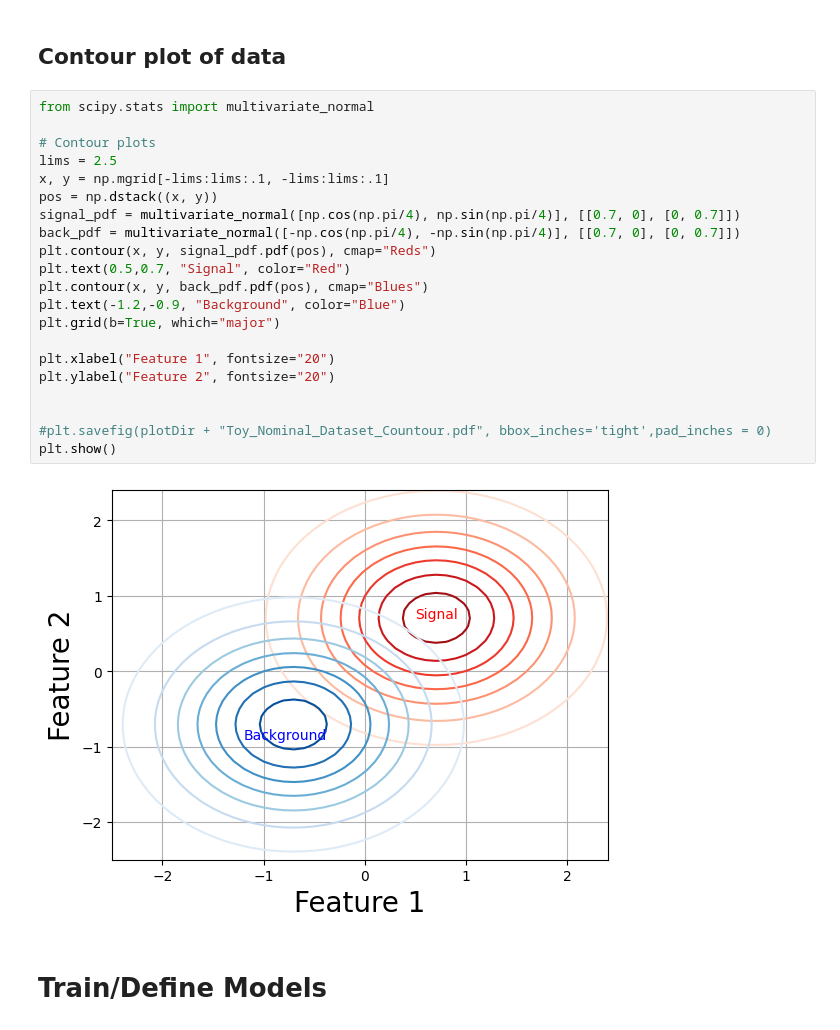
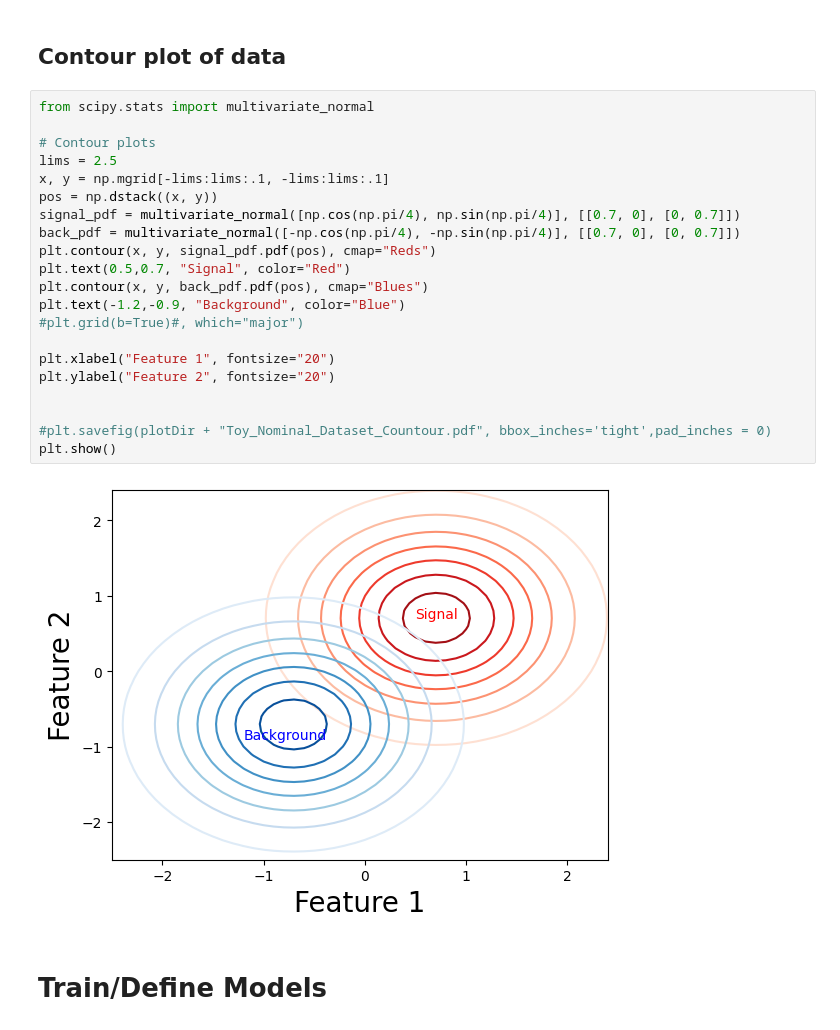
Before and after one commit to SaschaDief/systaware_tests, a Jupyter notebook: Toy_Dataset.ipynb, the cells around one changed output. Drawn from its saved outputs; the diff is of its cells as text.

```diff
--- a/Toy_Dataset.ipynb
+++ b/Toy_Dataset.ipynb
@@ -125,26 +130,26 @@ nominalEvents = np.isclose(Z_syst_test, z_nominal)
 # %%
 from scipy.stats import multivariate_normal
 
 # Contour plots
 lims = 2.5
 x, y = np.mgrid[-lims:lims:.1, -lims:lims:.1]
 pos = np.dstack((x, y))
 signal_pdf = multivariate_normal([np.cos(np.pi/4), np.sin(np.pi/4)], [[0.7, 0], [0, 0.7]])
 back_pdf = multivariate_normal([-np.cos(np.pi/4), -np.sin(np.pi/4)], [[0.7, 0], [0, 0.7]])
 plt.contour(x, y, signal_pdf.pdf(pos), cmap="Reds")
 plt.text(0.5,0.7, "Signal", color="Red")
 plt.contour(x, y, back_pdf.pdf(pos), cmap="Blues")
 plt.text(-1.2,-0.9, "Background", color="Blue")
-plt.grid(b=True, which="major")
+#plt.grid(b=True)#, which="major")
 
 plt.xlabel("Feature 1", fontsize="20")
 plt.ylabel("Feature 2", fontsize="20")
 
 
 #plt.savefig(plotDir + "Toy_Nominal_Dataset_Countour.pdf", bbox_inches='tight',pad_inches = 0)
 plt.show()
 # %% [output]
-[figure, old version]
+[figure, new version]
 # %% [markdown]
 # Train/Define Models
 # %% [markdown]
```
Also changed, not shown: parts of 38 cells of this notebook.
